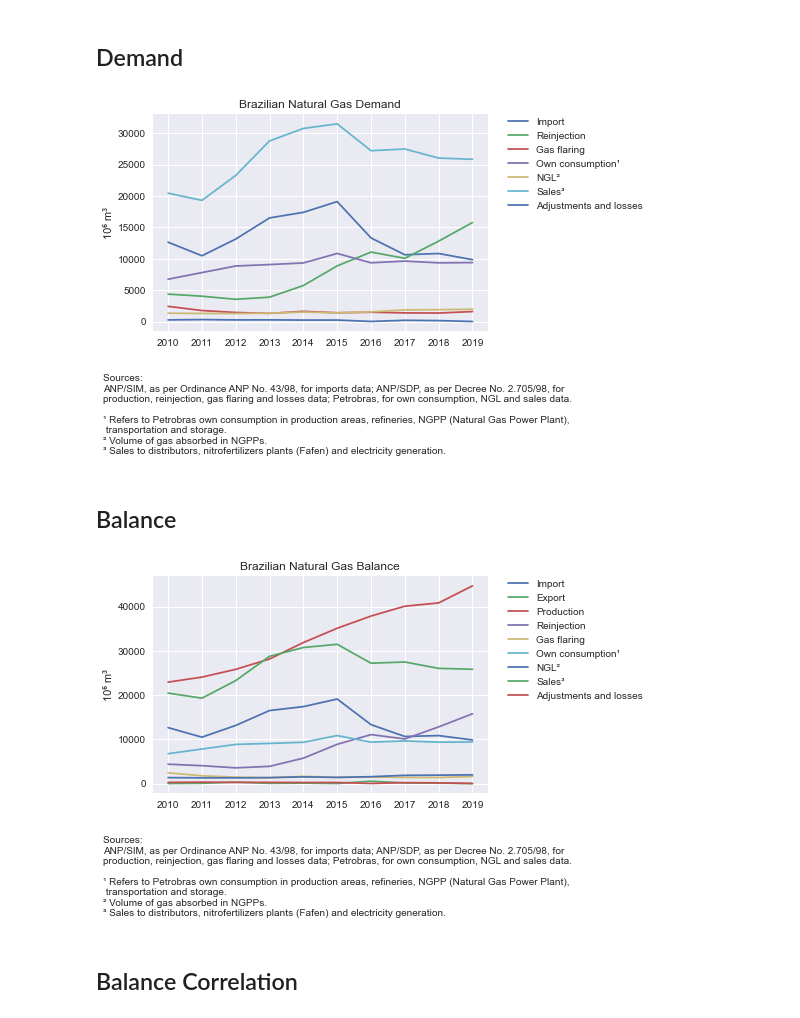
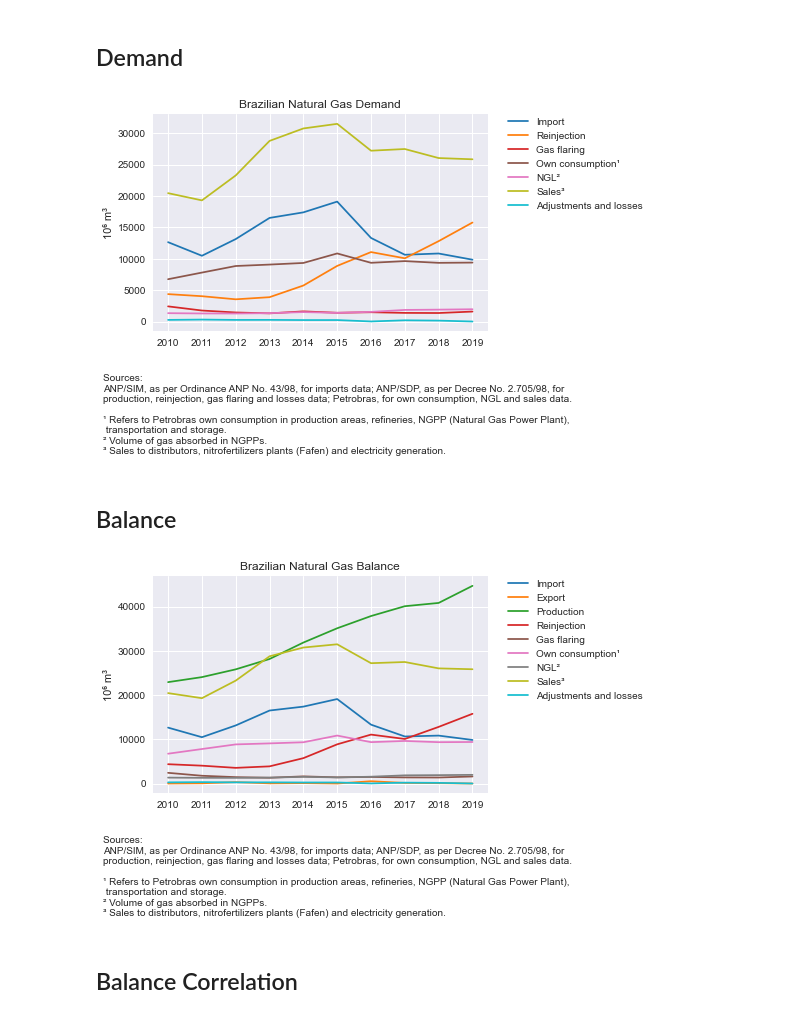
Before and after one commit to lauramsfernandes/BrazilianGasMarket, a Jupyter notebook: 2_naturalGas_Plots.ipynb, the cells around one changed output. Saved outputs shown, nothing was run; the diff lists cells and outputs as text; code cells hidden in the pictures.

```diff
--- a/2_naturalGas_Plots.ipynb
+++ b/2_naturalGas_Plots.ipynb
@@ -11,7 +11,7 @@ plt.style.use('seaborn')
 # %% [markdown]
 ## Demand
 # %%
-demand.df.plot()
+demand.df.plot(colormap='tab10')
 plt.xticks(np.arange(2010,2020,1))
 plt.ylabel(demand.unit)
 plt.title(demand.title)
@@ -19,19 +19,19 @@ plt.figtext(0.01,-0.3, balance.footer)
 plt.legend(bbox_to_anchor=(1.05, 1), loc='upper left', borderaxespad=0.);
 plt.savefig('plots/demand.png',dpi=1200,bbox_inches='tight')
 # %% [output]
-[figure, old version]
+[figure, new version]
 # %% [markdown]
 ## Balance
 # %%
-balance.df.plot()
+balance.df.plot(colormap='tab10')
 plt.figtext(0.01,-0.3, balance.footer)
 plt.ylabel(balance.unit)
 plt.xticks(np.arange(2010,2020,1))
 plt.title(balance.title)
 plt.legend(bbox_to_anchor=(1.05, 1), loc='upper left', borderaxespad=0.);
 plt.savefig('plots/balance.png',dpi=600,bbox_inches='tight')
 # %% [output]
-[figure, old version]
+[figure, new version]
 # %% [markdown]
 ## Balance Correlation
 # %%
```
Also changed, not shown: parts of 7 cells of this notebook.
